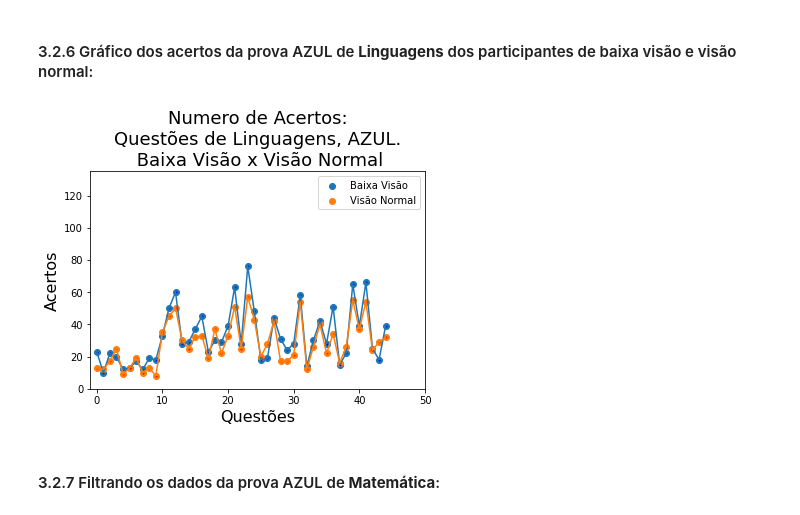
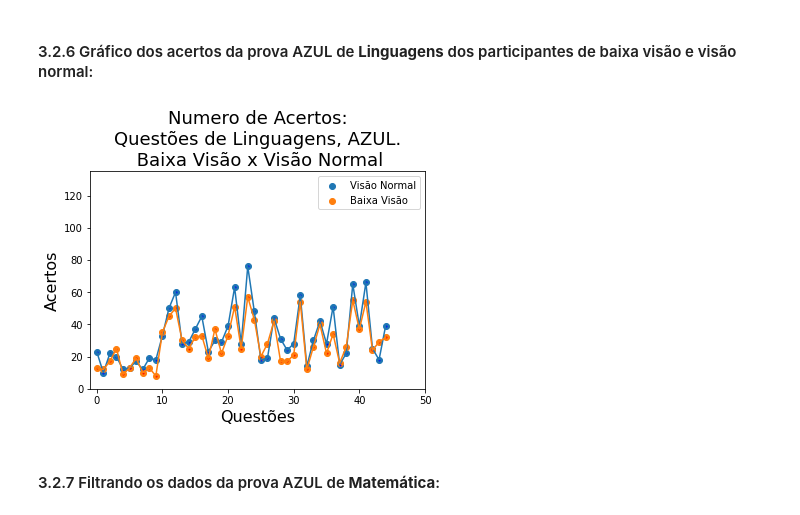
Before and after one commit to andradearthurf/python-data-analysis, a Jupyter notebook: cases/data_analisys_ENEM.ipynb, the cells around one changed output. Drawn from its saved outputs; the diff is of its cells as text; code cells hidden in the pictures.

```diff
--- a/cases/data_analisys_ENEM.ipynb
+++ b/cases/data_analisys_ENEM.ipynb
@@ -490,35 +490,35 @@ acertos_bv_pd_lc = pd.DataFrame(acertos_bv_lc)
 # %%
 x = acertos_normal_pd_lc
 y = acertos_normal_pd_lc.index
 
 x1 = acertos_bv_pd_lc
 y1 = acertos_bv_pd_lc.index
 
 plt.scatter(y, x)
 ax = plt.scatter(y1, x1)
 plt.ylabel('Acertos', fontsize=16)
 plt.xlabel('Questões', fontsize=16)
 plt.title('Numero de Acertos:\nQuestões de Linguagens, AZUL.\n Baixa Visão x Visão Normal', fontsize = 18)
 
 limits = [-1,50]
 limits1 = [0,135]
 sec_lim = 1000
 bp = 45
 
 ax = plt.gca()
 ax.set_xlim(limits)
 ax.set_ylim(limits1)
 ax.scatter(y, x, s=1, c='blue', alpha=1)
 ax.scatter(y1, x1, s=1, c='red', alpha=1)
 
-legends=['Baixa Visão', 'Visão Normal']
+legends=[ 'Visão Normal', 'Baixa Visão']
 plt.legend(legends)
 
 plt.plot(x)
 plt.plot(x1)
 plt.show()
 # %% [output]
-[figure, old version]
+[figure, new version]
 # %% [markdown]
 #### 3.2.7 Filtrando os dados da prova AZUL de **Matemática**:
 # %% [markdown]
```
Also changed, not shown: parts of 7 cells of this notebook.
